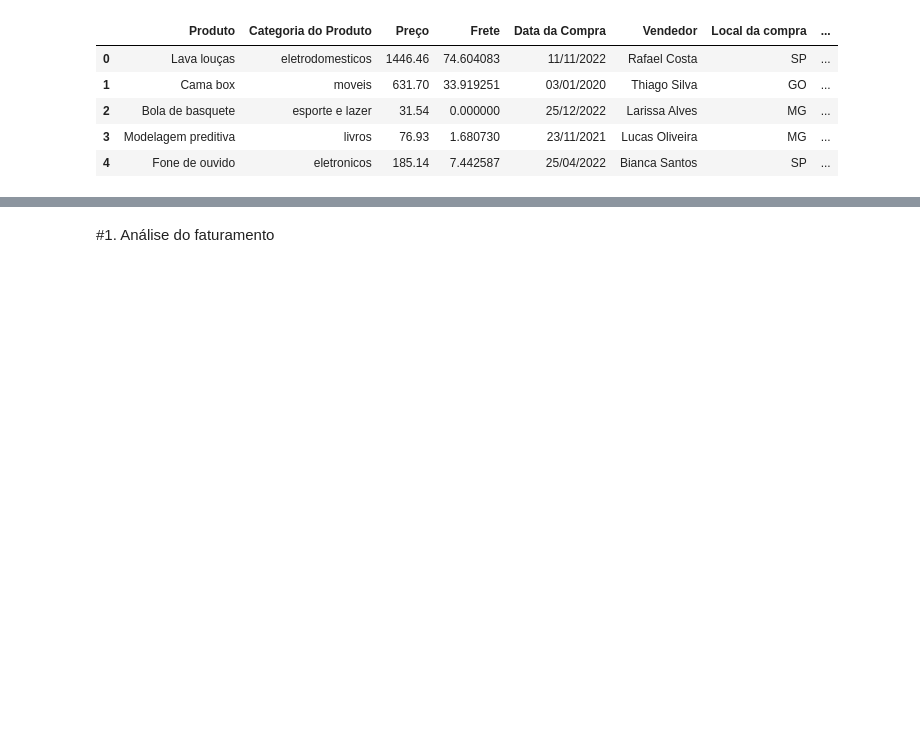
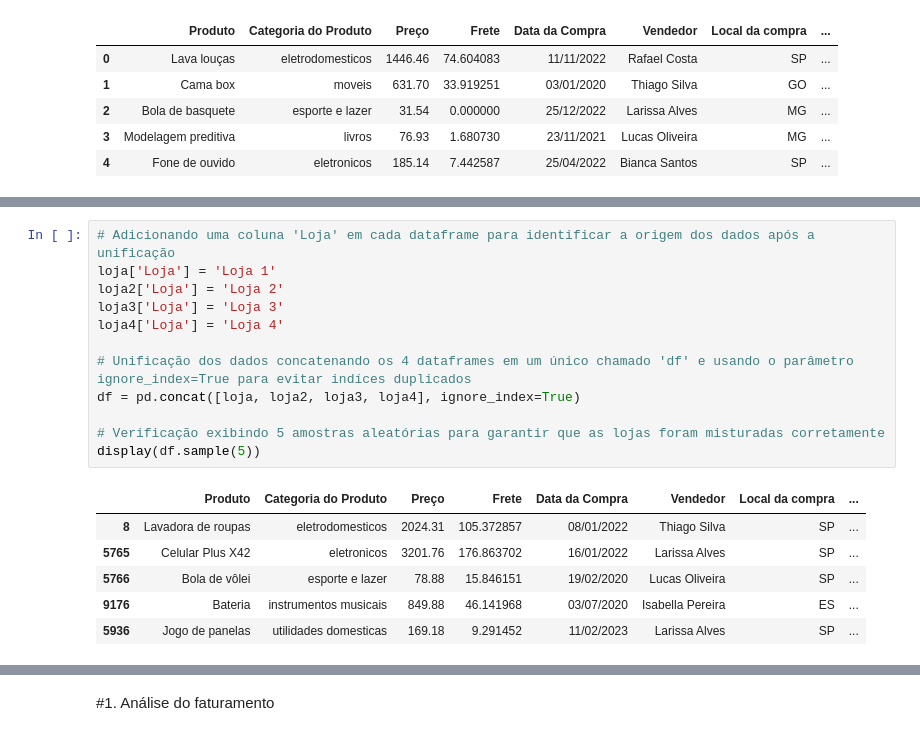
Before and after one commit to lidimoura/challenge1-data-science-Alura-Store, a Jupyter notebook: AluraStoreBrasil.ipynb, the cells around one changed output, grey strips where cells are left out. Saved outputs shown, nothing was run; the diff lists cells and outputs as text; blank space fills up the shorter version.

```diff
--- a/AluraStoreBrasil.ipynb
+++ b/AluraStoreBrasil.ipynb
@@ -52,0 +143,19 @@ loja4.head()
+# %%
+# Adicionando uma coluna 'Loja' em cada dataframe para identificar a origem dos dados após a unificação
+loja['Loja'] = 'Loja 1'
+loja2['Loja'] = 'Loja 2'
+loja3['Loja'] = 'Loja 3'
+loja4['Loja'] = 'Loja 4'
+
+# Unificação dos dados concatenando os 4 dataframes em um único chamado 'df' e usando o parâmetro ignore_index=True para evitar indíces duplicados
+df = pd.concat([loja, loja2, loja3, loja4], ignore_index=True)
+
+# Verificação exibindo 5 amostras aleatórias para garantir que as lojas foram misturadas corretamente
+display(df.sample(5))
+# %% [output]
+|  | Produto | Categoria do Produto | Preço | Frete | Data da Compra | Vendedor | Local da compra | ... |
+| 8 | Lavadora de roupas | eletrodomesticos | 2024.31 | 105.372857 | 08/01/2022 | Thiago Silva | SP | ... |
+| 5765 | Celular Plus X42 | eletronicos | 3201.76 | 176.863702 | 16/01/2022 | Larissa Alves | SP | ... |
+| 5766 | Bola de vôlei | esporte e lazer | 78.88 | 15.846151 | 19/02/2020 | Lucas Oliveira | SP | ... |
+| 9176 | Bateria | instrumentos musicais | 849.88 | 46.141968 | 03/07/2020 | Isabella Pereira | ES | ... |
+| 5936 | Jogo de panelas | utilidades domesticas | 169.18 | 9.291452 | 11/02/2023 | Larissa Alves | SP | ... |
```
Also changed, not shown: parts of 11 cells of this notebook.
